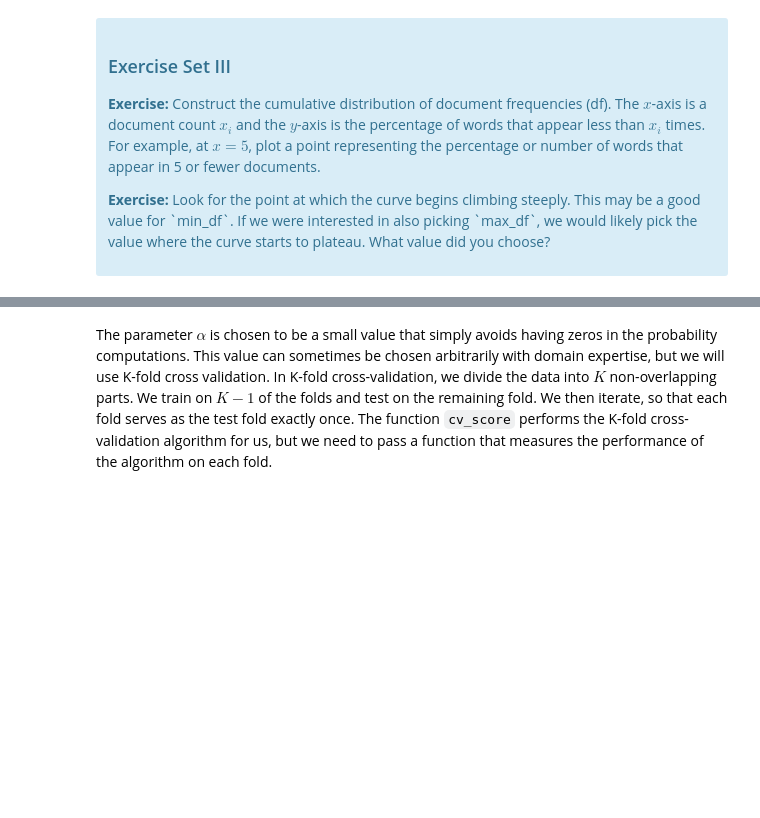
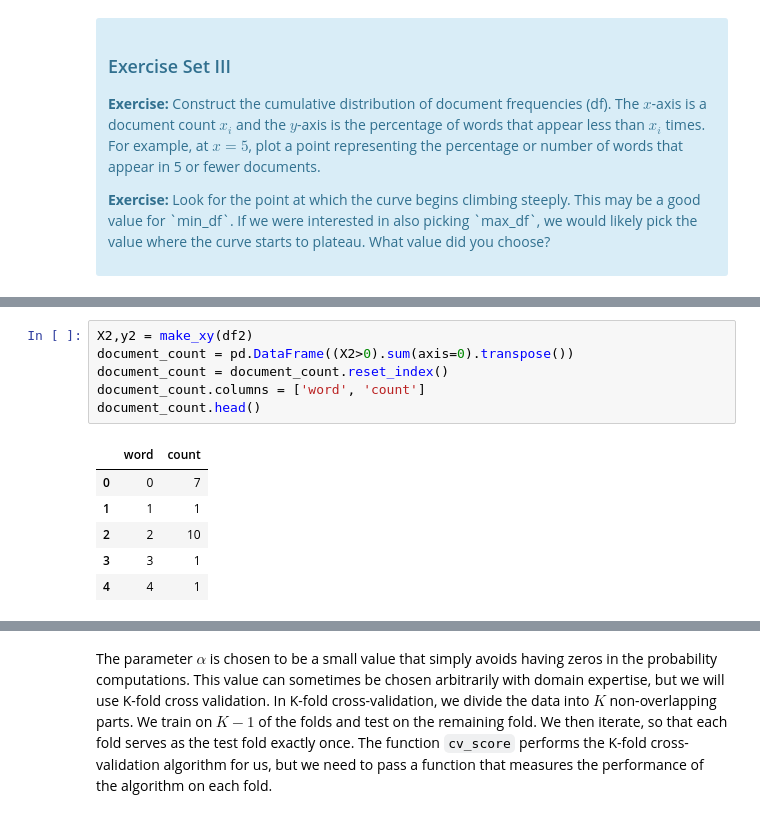
Before and after one commit to nasims/DataScience, a Jupyter notebook: naive_bayes/Mini_Project_Naive_Bayes_nasims.ipynb, the cells around one changed output, grey strips where cells are left out. Saved outputs shown, nothing was run; the diff lists cells and outputs as text; blank space fills up the shorter version.

```diff
--- a/naive_bayes/Mini_Project_Naive_Bayes_nasims.ipynb
+++ b/naive_bayes/Mini_Project_Naive_Bayes_nasims.ipynb
@@ -303,0 +322,13 @@ First, let's find an appropriate value for `min_df` for the `CountVectorizer`. `
+# %%
+X2,y2 = make_xy(df2)
+document_count = pd.DataFrame((X2>0).sum(axis=0).transpose())
+document_count = document_count.reset_index()
+document_count.columns = ['word', 'count']
+document_count.head()
+# %% [output]
+|  | word | count |
+| 0 | 0 | 7 |
+| 1 | 1 | 1 |
+| 2 | 2 | 10 |
+| 3 | 3 | 1 |
+| 4 | 4 | 1 |
```
Also changed, not shown: parts of 23 cells of this notebook.
